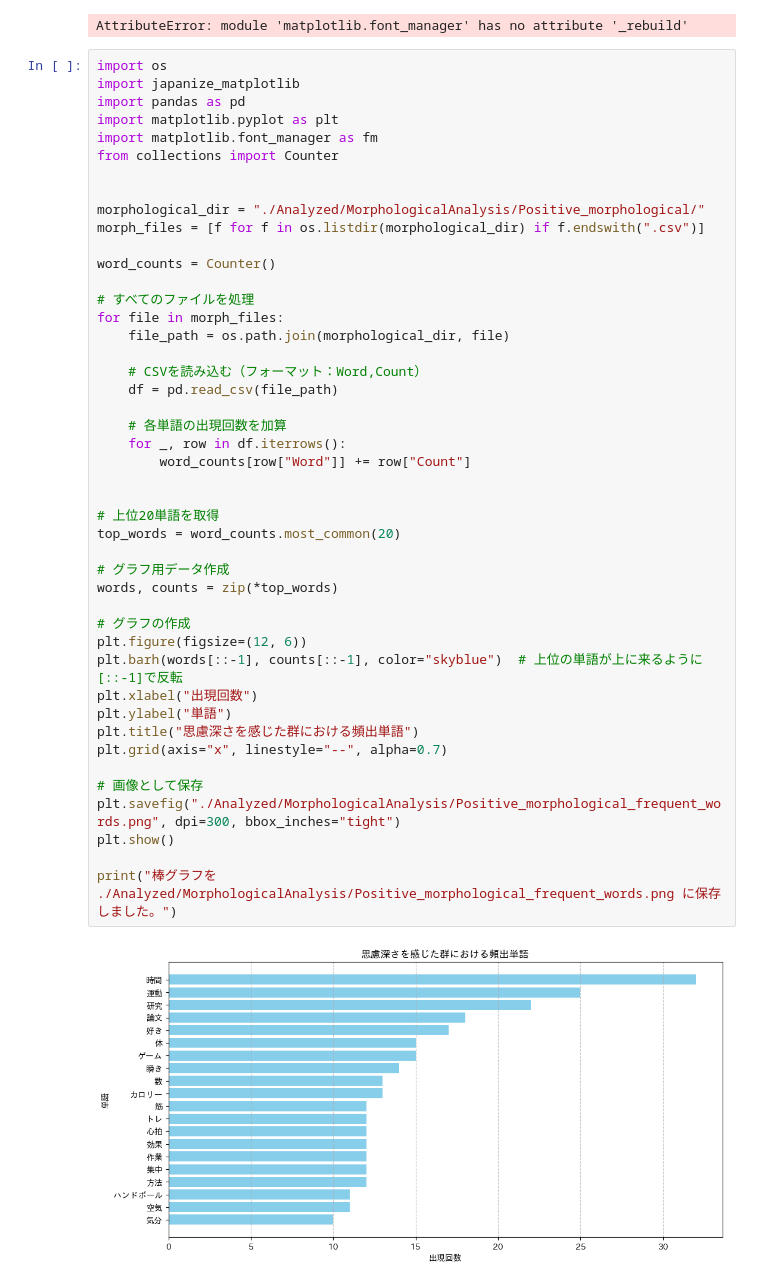
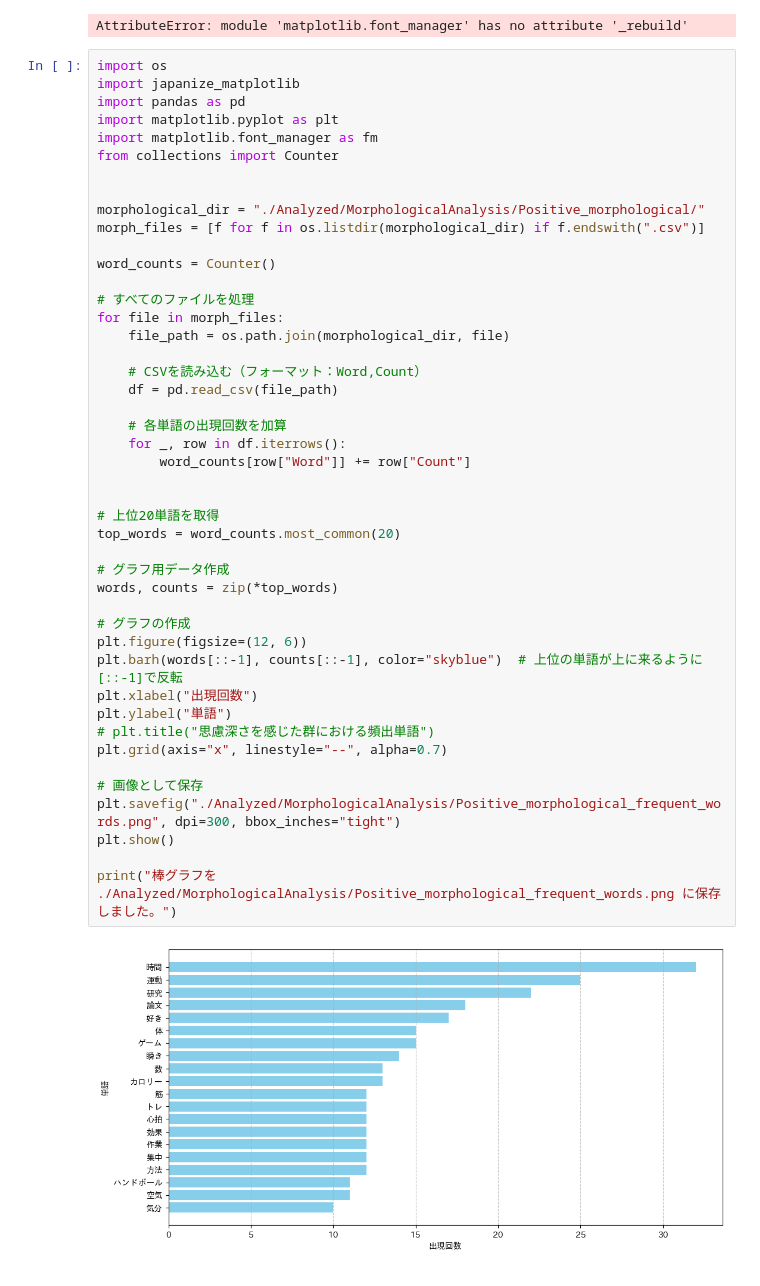
Before and after one commit to john-ichigogasuki/Analytics, a Jupyter notebook: TopicAnalyzation.ipynb, the cells around one changed output. Cells and saved outputs as stored; diff of their text form.

Commit message:
change graph

```diff
--- a/TopicAnalyzation.ipynb
+++ b/TopicAnalyzation.ipynb
@@ -286,35 +286,35 @@ word_counts = Counter()
 for file in morph_files:
     file_path = os.path.join(morphological_dir, file)
 
     # CSVを読み込む（フォーマット：Word,Count）
     df = pd.read_csv(file_path)
 
     # 各単語の出現回数を加算
     for _, row in df.iterrows():
         word_counts[row["Word"]] += row["Count"]
 
 
 # 上位20単語を取得
 top_words = word_counts.most_common(20)
 
 # グラフ用データ作成
 words, counts = zip(*top_words)
 
 # グラフの作成
 plt.figure(figsize=(12, 6))
 plt.barh(words[::-1], counts[::-1], color="skyblue")  # 上位の単語が上に来るように[::-1]で反転
 plt.xlabel("出現回数")
 plt.ylabel("単語")
-plt.title("思慮深さを感じた群における頻出単語")
+# plt.title("思慮深さを感じた群における頻出単語")
 plt.grid(axis="x", linestyle="--", alpha=0.7)
 
 # 画像として保存
 plt.savefig("./Analyzed/MorphologicalAnalysis/Positive_morphological_frequent_words.png", dpi=300, bbox_inches="tight")
 plt.show()
 
 print("棒グラフを ./Analyzed/MorphologicalAnalysis/Positive_morphological_frequent_words.png に保存しました。")
 # %% [output]
-[figure, old version]
+[figure, new version]
 棒グラフを ./Analyzed/MorphologicalAnalysis/Positive_morphological_frequent_words.png に保存しました。
 # %%
 import os
```
Also changed, not shown: parts of 1 cell of this notebook, 8 other files.
